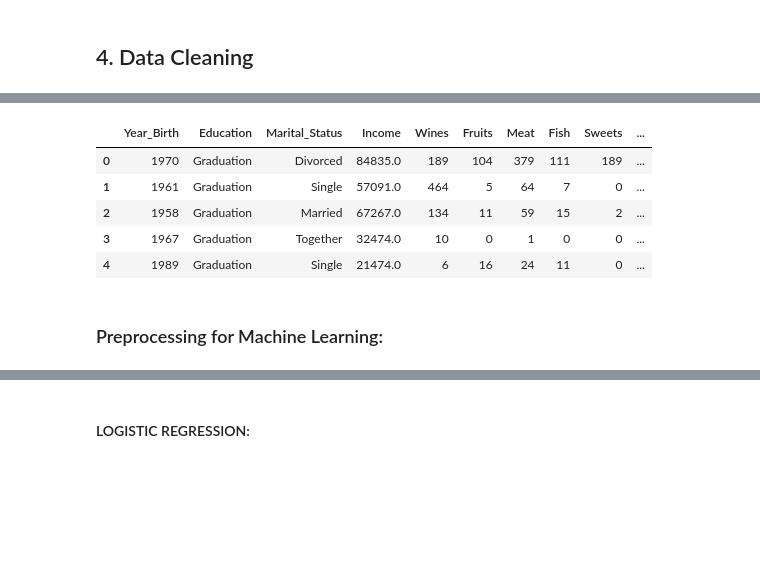
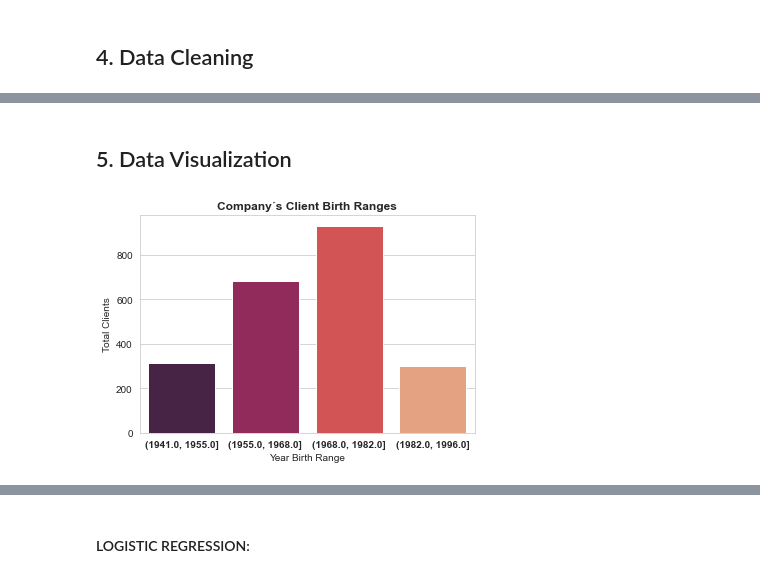
Before and after one commit to KapilDM/MarketingAnalytics_ML_Project, a Jupyter notebook: src/main.ipynb, the cells around one changed output, grey strips where cells are left out. Cells and saved outputs as stored; diff of their text form; code cells hidden in the pictures; blank space fills up the shorter version.

```diff
--- a/src/main.ipynb
+++ b/src/main.ipynb
@@ -137,14 +108,10 @@ plt.show()
 df = df[df["Year_Birth"] > 1940]
 #Introducing median value to Income outliers
 df.loc[df.Income > 600000,'Income'] = df["Income"].median()
-# %%
-df.head()
-# %% [output]
-|  | Year_Birth | Education | Marital_Status | Income | Wines | Fruits | Meat | Fish | Sweets | ... |
-| 0 | 1970 | Graduation | Divorced | 84835.0 | 189 | 104 | 379 | 111 | 189 | ... |
-| 1 | 1961 | Graduation | Single | 57091.0 | 464 | 5 | 64 | 7 | 0 | ... |
-| 2 | 1958 | Graduation | Married | 67267.0 | 134 | 11 | 59 | 15 | 2 | ... |
-| 3 | 1967 | Graduation | Together | 32474.0 | 10 | 0 | 1 | 0 | 0 | ... |
-| 4 | 1989 | Graduation | Single | 21474.0 | 6 | 16 | 24 | 11 | 0 | ... |
-# %% [markdown]
-### Preprocessing for Machine Learning:
+# %% [markdown]
+## 5. Data Visualization
+# %%
+#Client´s Birth Dates
+vis.year_range(df=df)
+# %% [output]
+[figure, added]
```
Also changed, not shown: parts of 76 cells of this notebook, 19 other files.
